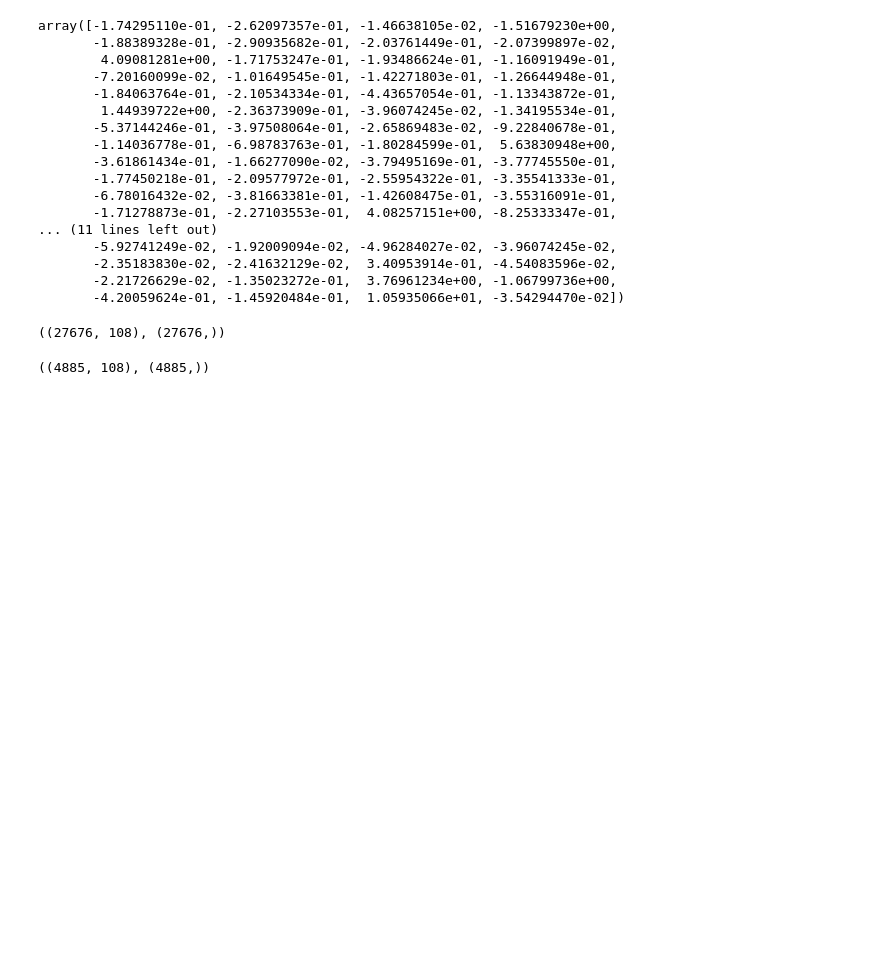
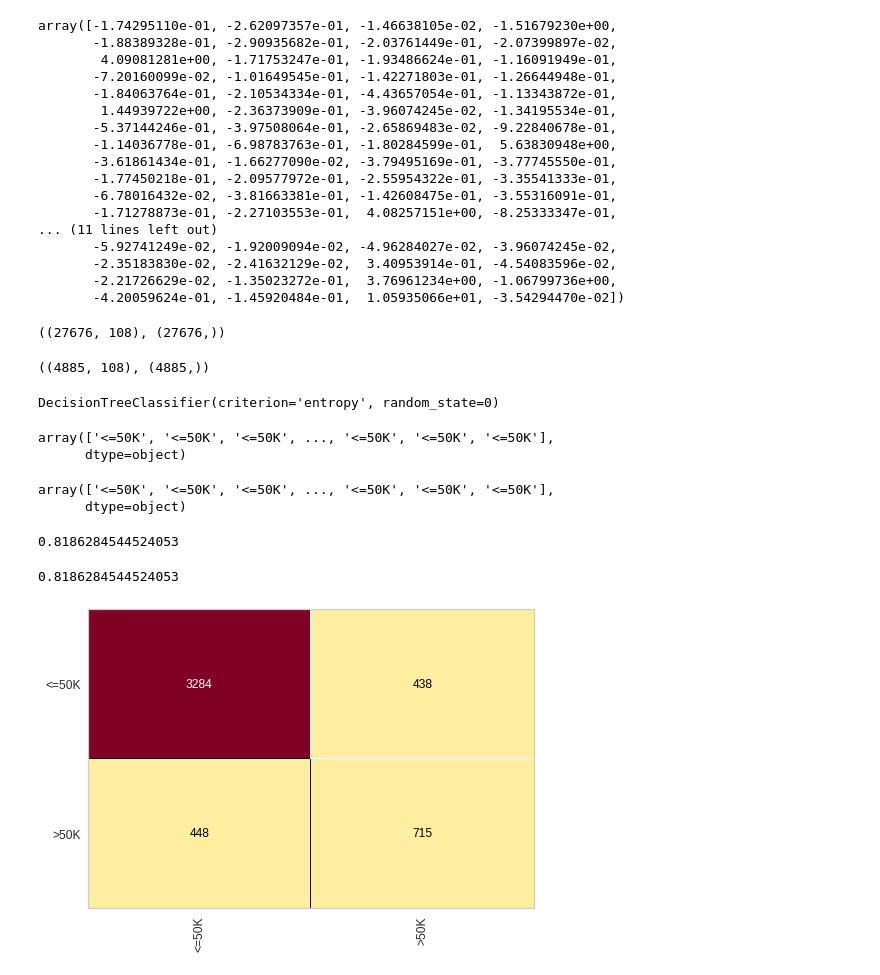
Before and after one commit to maferrepy/Censu-kagge, a Jupyter notebook: iexcenso.ipynb, the cells around one changed output. Cells and saved outputs as stored; diff of their text form; code cells hidden in the pictures; blank space fills up the shorter version.

```diff
--- a/iexcenso.ipynb
+++ b/iexcenso.ipynb
@@ -304,0 +307,16 @@ with open('Census.pkl', mode = 'wb') as f:
+# %%
+arvore_censu = DecisionTreeClassifier(criterion='entropy', random_state=0)
+arvore_censu.fit(x_censu_treinasmento, y_censu_treinamento)
+# %% [output]
+DecisionTreeClassifier(criterion='entropy', random_state=0)
+# %%
+previsao = arvore_censu.predict(x_censu_teste)
+previsao
+# %% [output]
+array(['<=50K', '<=50K', '<=50K', ..., '<=50K', '<=50K', '<=50K'],
+      dtype=object)
+# %%
+y_censu_teste
+# %% [output]
+array(['<=50K', '<=50K', '<=50K', ..., '<=50K', '<=50K', '<=50K'],
+      dtype=object)
@@ -304,0 +326,11 @@ with open('Census.pkl', mode = 'wb') as f:
+# %%
+accuracy_score(y_censu_teste , previsao)
+# %% [output]
+0.8186284544524053
+# %%
+cm = ConfusionMatrix(arvore_censu)
+cm.fit(x_censu_treinasmento, y_censu_treinamento)
+cm.score(x_censu_teste,y_censu_teste)
+# %% [output]
+0.8186284544524053
+[figure, added]
```
Also changed, not shown: parts of 3 cells of this notebook.
